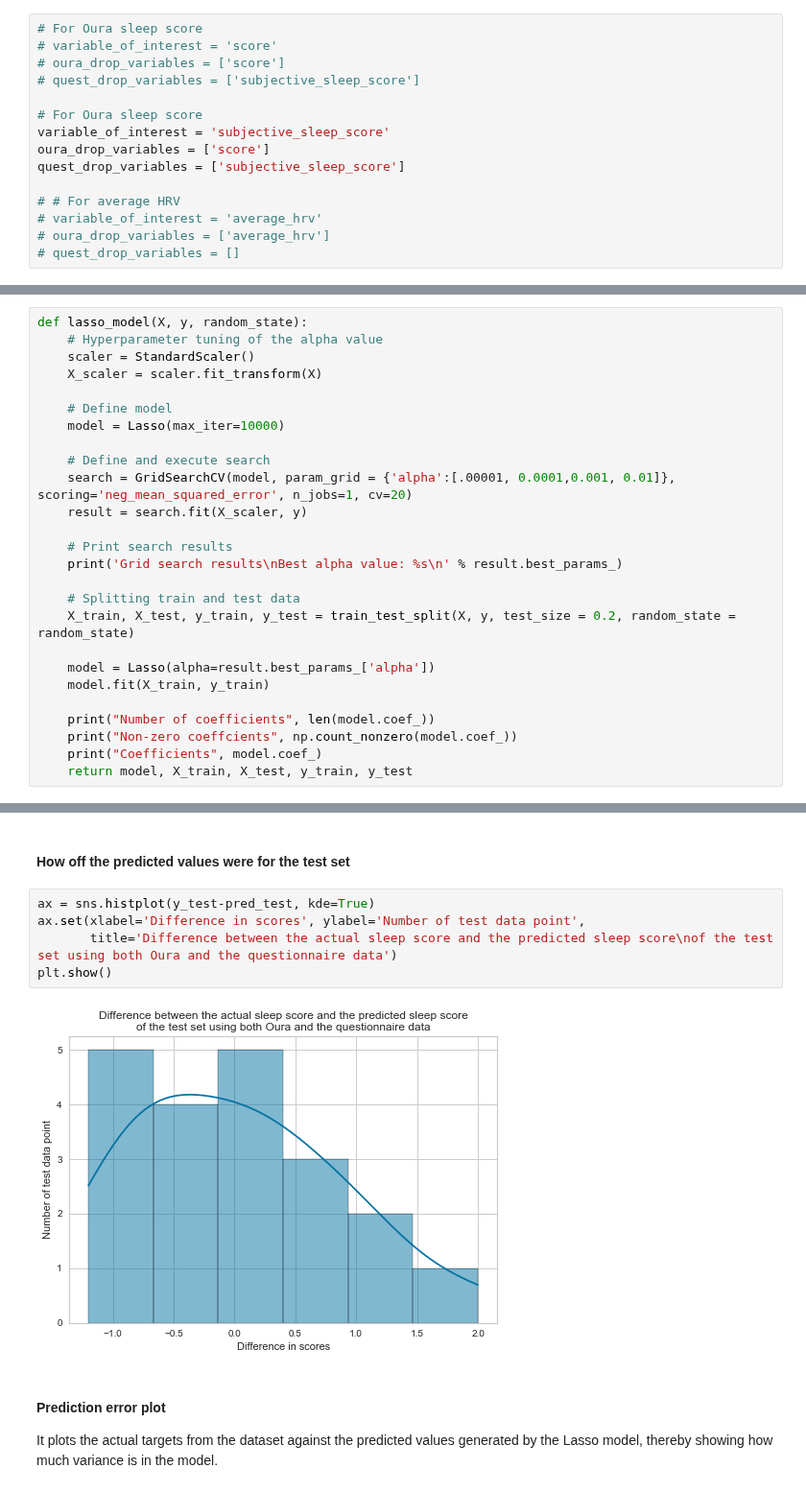
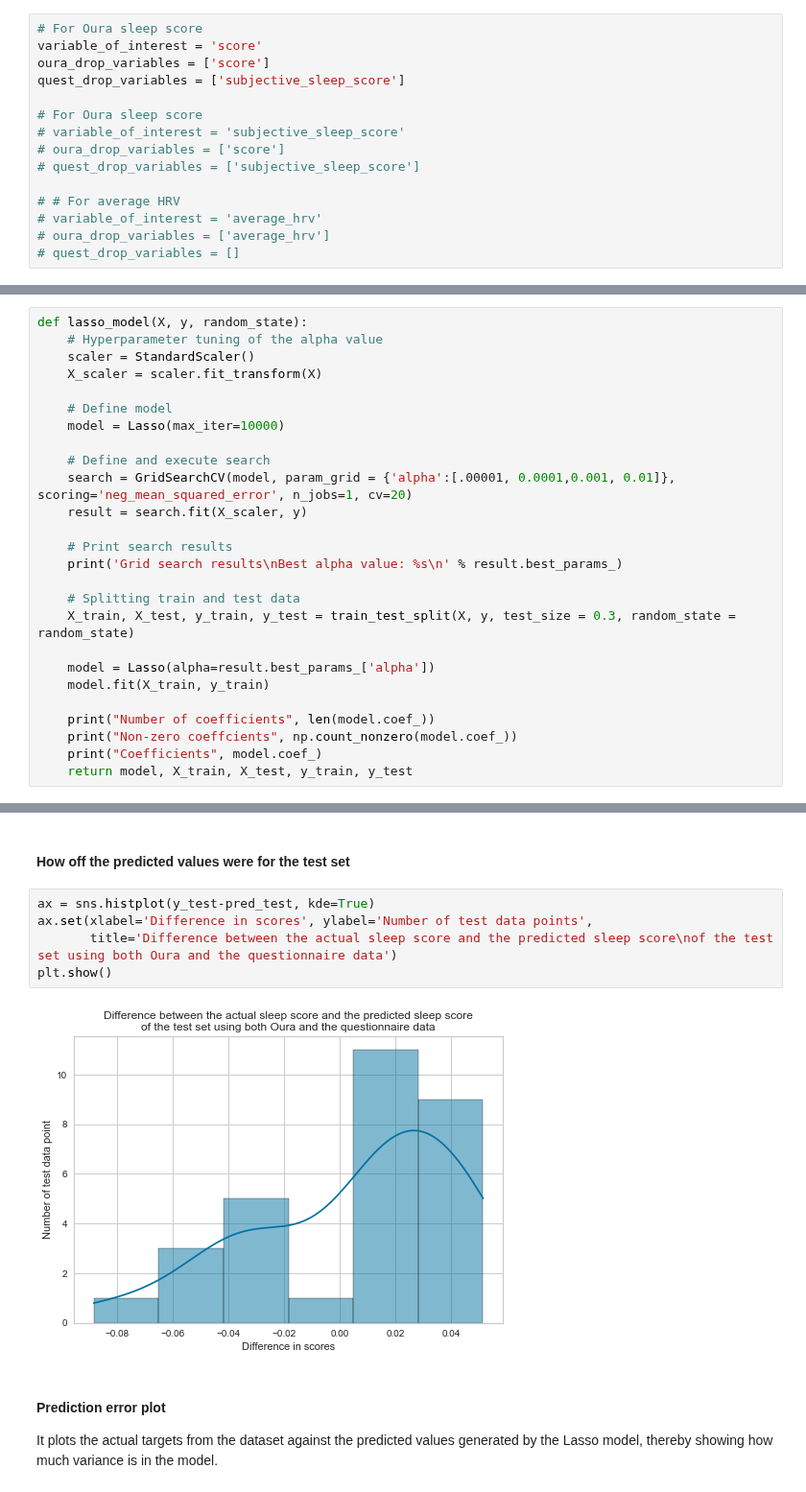
Before and after one commit to thalianajjar/internship_code, a Jupyter notebook: lasso_regression.ipynb, the cells around one changed output, grey strips where cells are left out. Shown at 96% size. Saved outputs shown, nothing was run; the diff lists cells and outputs as text.

```diff
--- a/lasso_regression.ipynb
+++ b/lasso_regression.ipynb
@@ -52,14 +52,14 @@ for i in range(len(df.columns)):
 ## Define the analysis to be done
 # %%
 # For Oura sleep score
-# variable_of_interest = 'score'
+variable_of_interest = 'score'
+oura_drop_variables = ['score']
+quest_drop_variables = ['subjective_sleep_score']
+
+# For Oura sleep score
+# variable_of_interest = 'subjective_sleep_score'
 # oura_drop_variables = ['score']
 # quest_drop_variables = ['subjective_sleep_score']
-
-# For Oura sleep score
-variable_of_interest = 'subjective_sleep_score'
-oura_drop_variables = ['score']
-quest_drop_variables = ['subjective_sleep_score']
 
 # # For average HRV
 # variable_of_interest = 'average_hrv'
@@ -92,7 +92,7 @@ def lasso_model(X, y, random_state):
     print('Grid search results\nBest alpha value: %s\n' % result.best_params_)
 
     # Splitting train and test data
-    X_train, X_test, y_train, y_test = train_test_split(X, y, test_size = 0.2, random_state = random_state)
+    X_train, X_test, y_train, y_test = train_test_split(X, y, test_size = 0.3, random_state = random_state)
 
     model = Lasso(alpha=result.best_params_['alpha'])
     model.fit(X_train, y_train)
@@ -209,11 +221,11 @@ plt.show()
 #### How off the predicted values were for the test set
 # %%
 ax = sns.histplot(y_test-pred_test, kde=True)
-ax.set(xlabel='Difference in scores', ylabel='Number of test data point',
+ax.set(xlabel='Difference in scores', ylabel='Number of test data points',
        title='Difference between the actual sleep score and the predicted sleep score\nof the test set using both Oura and the questionnaire data')
 plt.show()
 # %% [output]
-[figure, old version]
+[figure, new version]
 # %% [markdown]
 #### Prediction error plot
 It plots the actual targets from the dataset against the predicted values generated by the Lasso model, thereby showing how much variance is in the model.
```
Also changed, not shown: parts of 25 cells of this notebook.
